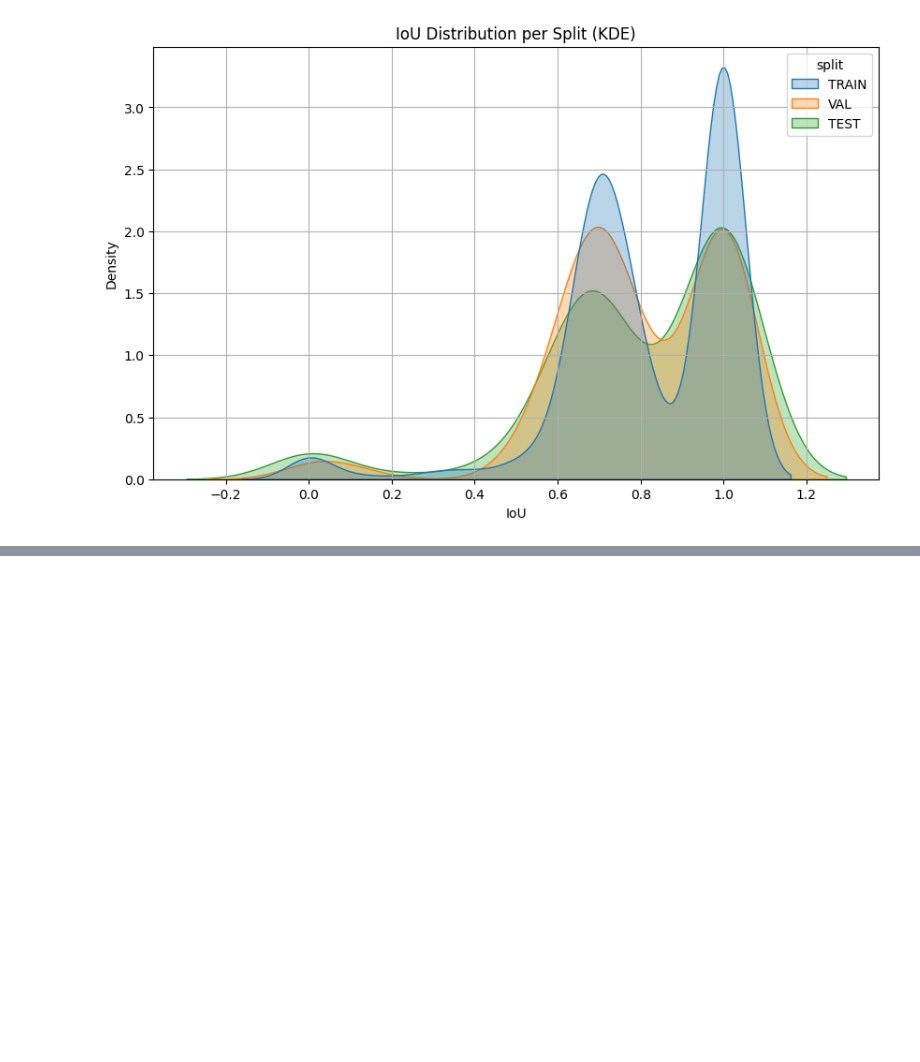
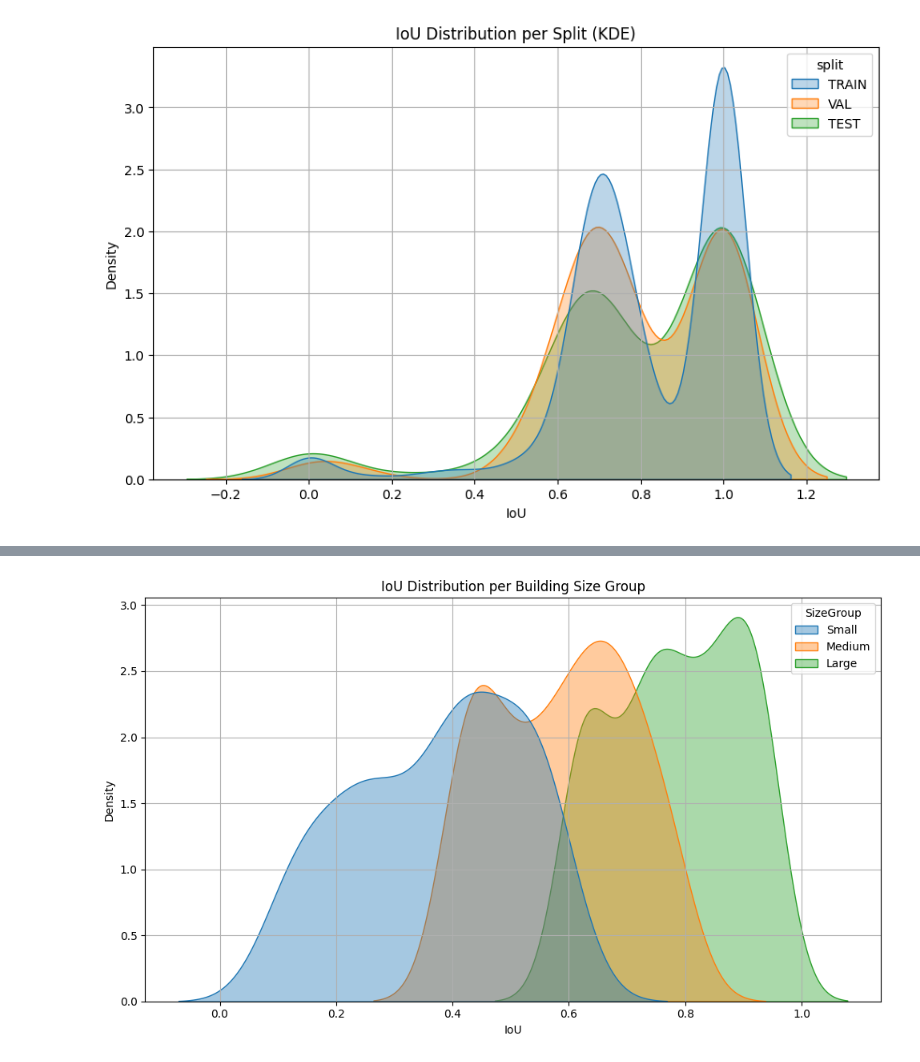
Before and after one commit to paster489/LMY, a Jupyter notebook: inference.ipynb, the cells around one changed output, grey strips where cells are left out. Drawn from its saved outputs; the diff is of its cells as text; code cells hidden in the pictures; blank space fills up the shorter version.

```diff
--- a/inference.ipynb
+++ b/inference.ipynb
@@ -979,0 +1106,51 @@ plt.show()
+# %%
+import pandas as pd
+import numpy as np
+import seaborn as sns
+import matplotlib.pyplot as plt
+
+# Simulated data — replace this with your actual building IoU and area stats
+np.random.seed(42)
+gt_areas = np.concatenate([
+    np.random.randint(50, 300, 100),     # Small buildings
+    np.random.randint(500, 3000, 100),   # Medium buildings
+    np.random.randint(5000, 20000, 100)  # Large buildings
+])
+ious = np.concatenate([
+    np.random.uniform(0.1, 0.6, 100),   # Small
+    np.random.uniform(0.4, 0.8, 100),   # Medium
+    np.random.uniform(0.6, 0.95, 100)   # Large
+])
+
+df = pd.DataFrame({
+    "GT_area": gt_areas,
+    "IoU": ious
+})
+
+# Clean and type-safe conversion
+df = df.dropna(subset=["GT_area", "IoU"])
+df["GT_area"] = pd.to_numeric(df["GT_area"], errors="coerce")
+df["IoU"] = pd.to_numeric(df["IoU"], errors="coerce")
+df = df.dropna(subset=["GT_area", "IoU"])
+
+# Categorize buildings by size
+df["SizeGroup"] = pd.cut(
+    df["GT_area"],
+    bins=[0, 500, 5000, np.inf],
+    labels=["Small", "Medium", "Large"]
+).astype(str)
+
+# Ensure everything is properly typed
+df = df[df["SizeGroup"].isin(["Small", "Medium", "Large"])]
+
+# Plot KDE distribution
+plt.figure(figsize=(10, 6))
+sns.kdeplot(data=df, x="IoU", hue="SizeGroup", fill=True, common_norm=False, alpha=0.4)
+plt.title("IoU Distribution per Building Size Group")
+plt.xlabel("IoU")
+plt.ylabel("Density")
+plt.grid(True)
+plt.tight_layout()
+plt.show()
+# %% [output]
+[figure, added]
```
Also changed, not shown: parts of 6 cells of this notebook.
